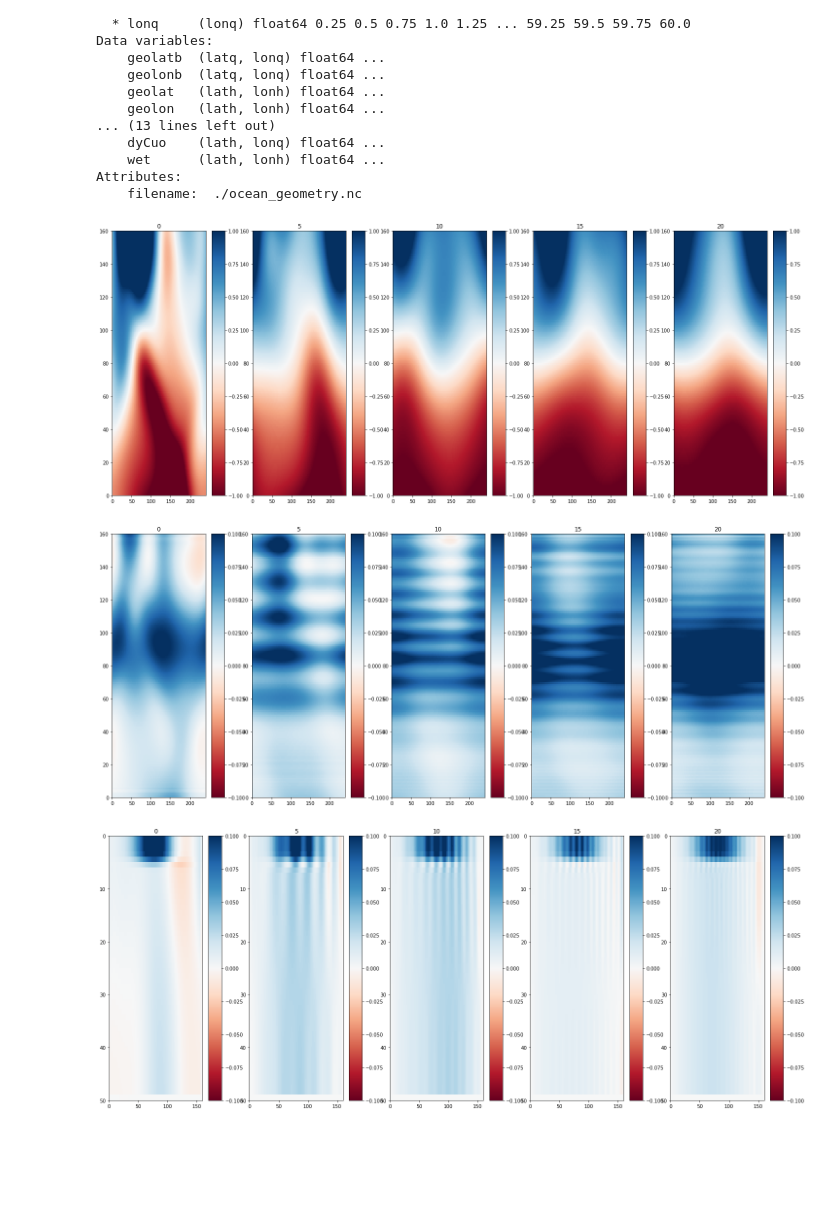
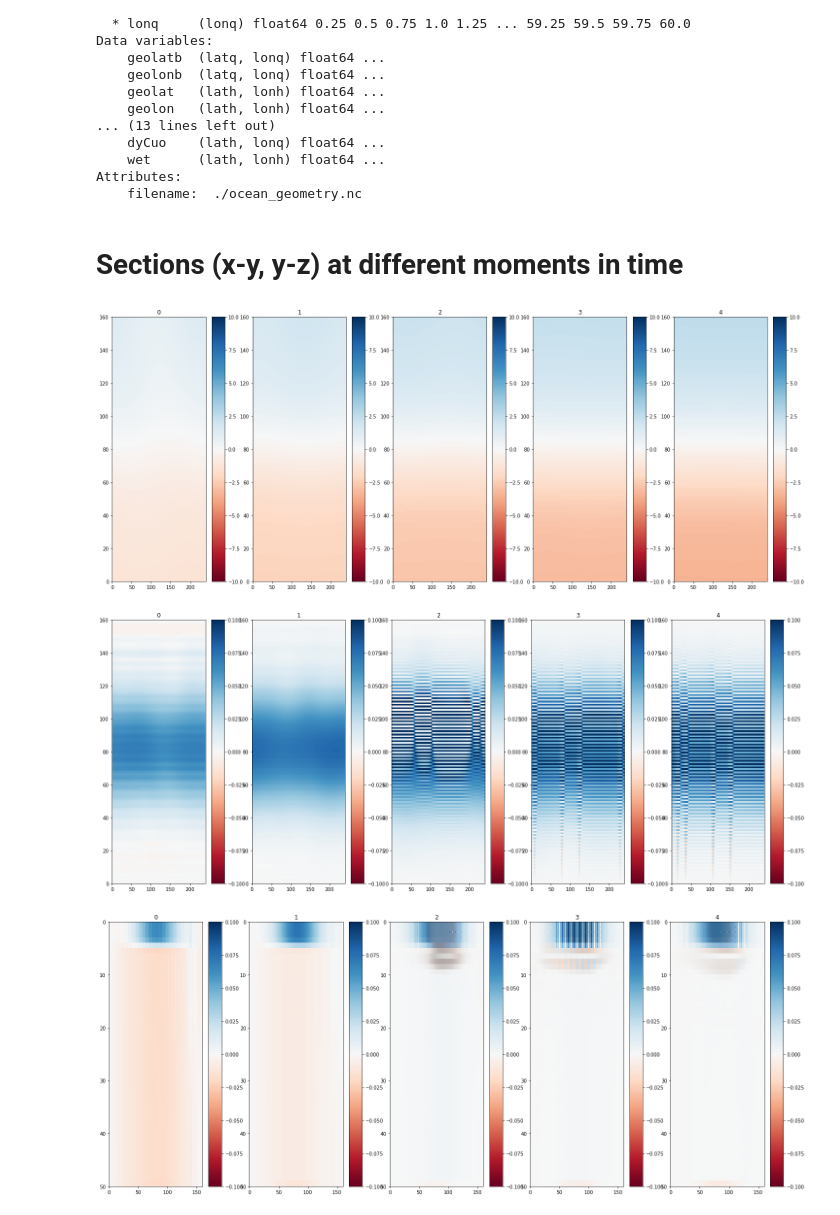
Before and after one commit to gmacgilchrist/MOM6_analysis, a Jupyter notebook: draw_mom6-out_prelim.ipynb, the cells around one changed output. Saved outputs shown, nothing was run; the diff lists cells and outputs as text; code cells hidden in the pictures; blank space fills up the shorter version.

Commit message:
additional plots

```diff
--- a/draw_mom6-out_prelim.ipynb
+++ b/draw_mom6-out_prelim.ipynb
@@ -13,7 +13,7 @@ filename_prog = 'prog.nc'
 filename_vgrid = 'Vertical_coordinate.nc'
 filename_hgrid = 'ocean_geometry.nc'
 # %%
-prog=xr.open_dataset(rootdir+config+'/'+filename_prog)
+prog=xr.open_dataset(rootdir+config+'/'+filename_prog,decode_times=False)
 print(prog)
 # %% [output]
 <xarray.Dataset>
@@ -80,6 +80,8 @@ Data variables:
     wet      (lath, lonh) float64 ...
 Attributes:
     filename:  ./ocean_geometry.nc
+# %% [markdown]
+# Sections (x-y, y-z) at different moments in time
 # %%
 # Section (lat-depth, or lat-lon) of variable at start and end of simulation
 def draw_var_times(var,clim,times,invert):
@@ -92,15 +94,17 @@ def draw_var_times(var,clim,times,invert):
         ax[t].set_title(times[t])
         if invert:
             ax[t].invert_yaxis()
+# %%
+get_times = [0,1,2,3,4]
 # %%
-draw_var_times(var=prog.SSH,clim=[-1,1],times=[0,5,10,15,20],invert=False)
+draw_var_times(var=prog.SSH,clim=[-10,10],times=get_times,invert=False)
 # %% [output]
-[figure, old version]
+[figure, new version]
 # %%
-draw_var_times(var=prog.u.isel(zl=0),clim=[-0.1,0.1],times=[0,5,10,15,20],invert=False)
+draw_var_times(var=prog.v.isel(zl=0),clim=[-0.1,0.1],times=get_times,invert=False)
 # %% [output]
-[figure, old version]
+[figure, new version]
 # %%
-draw_var_times(var=prog.u.isel(xh=120),clim=[-0.1,0.1],times=[0,5,10,15,20],invert=True)
+draw_var_times(var=prog.v.isel(xh=120),clim=[-0.1,0.1],times=get_times,invert=True)
 # %% [output]
-[figure, old version]
+[figure, new version]
```
Also changed, not shown: parts of 7 cells of this notebook.
